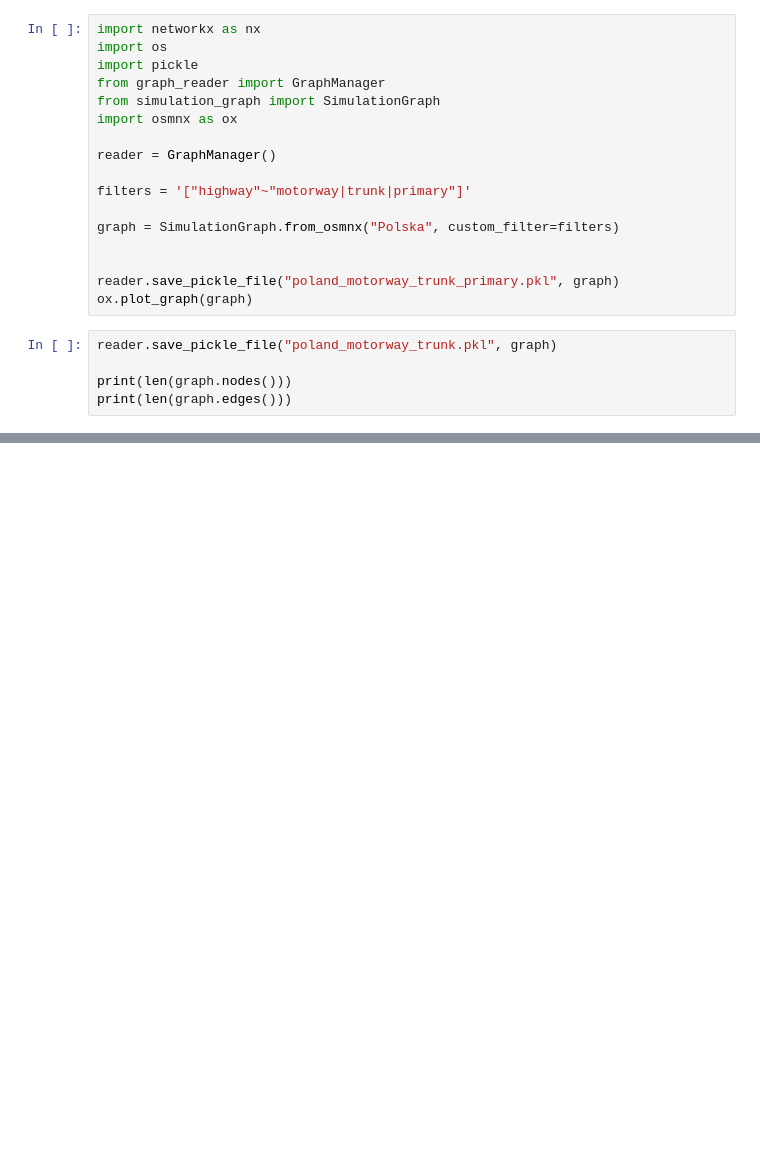
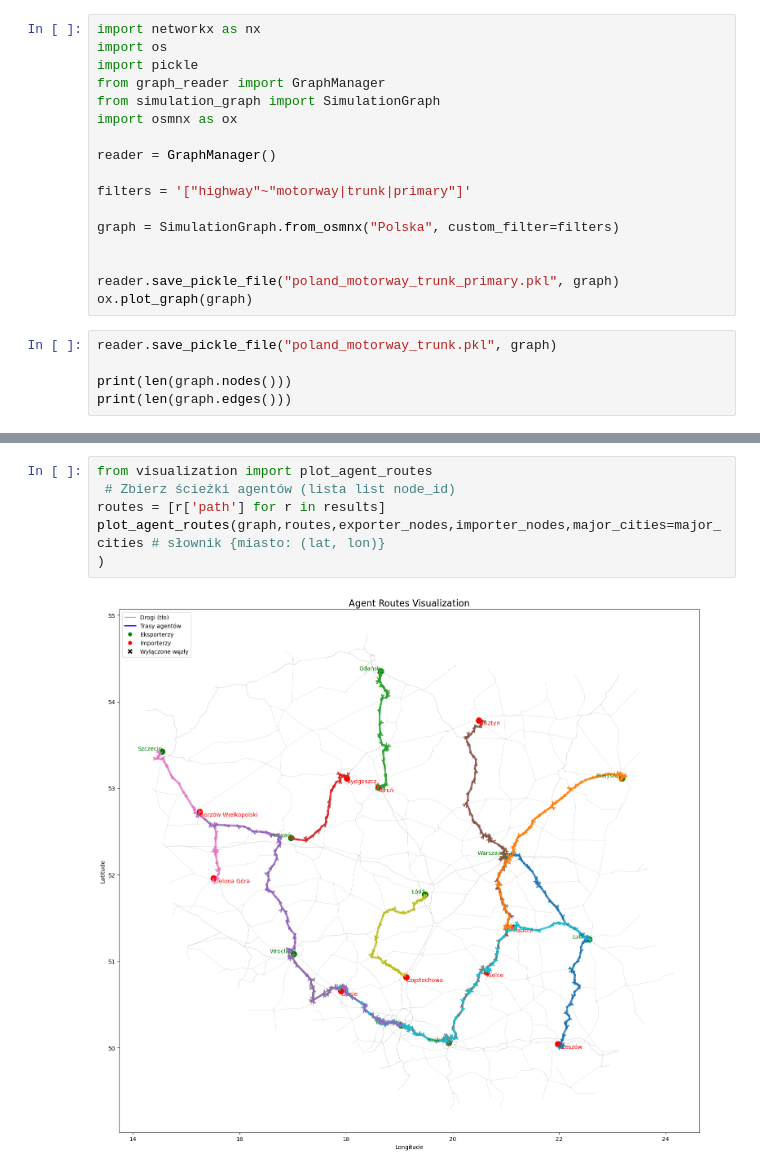
Before and after one commit to Kacpergalek/Supply_chain_simulator, a Jupyter notebook: network/transport_network.ipynb, the cells around one changed output, grey strips where cells are left out. Saved outputs shown, nothing was run; the diff lists cells and outputs as text; blank space fills up the shorter version.

```diff
--- a/network/transport_network.ipynb
+++ b/network/transport_network.ipynb
@@ -162,0 +183,8 @@ KeyboardInterrupt:
+# %%
+from visualization import plot_agent_routes
+ # Zbierz ścieżki agentów (lista list node_id)
+routes = [r['path'] for r in results]
+plot_agent_routes(graph,routes,exporter_nodes,importer_nodes,major_cities=major_cities # słownik {miasto: (lat, lon)}
+)
+# %% [output]
+[figure, added]
```
Also changed, not shown: parts of 1 cell of this notebook, 1 other file.
